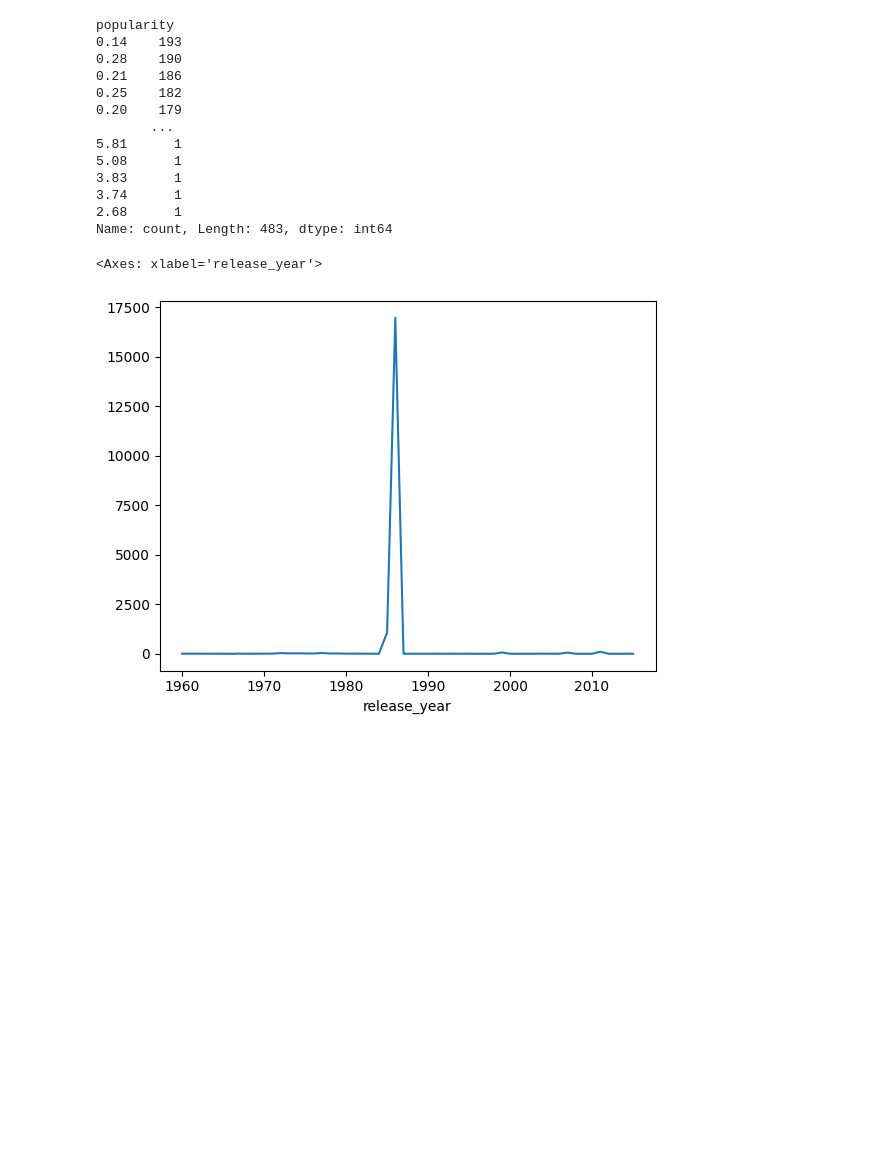
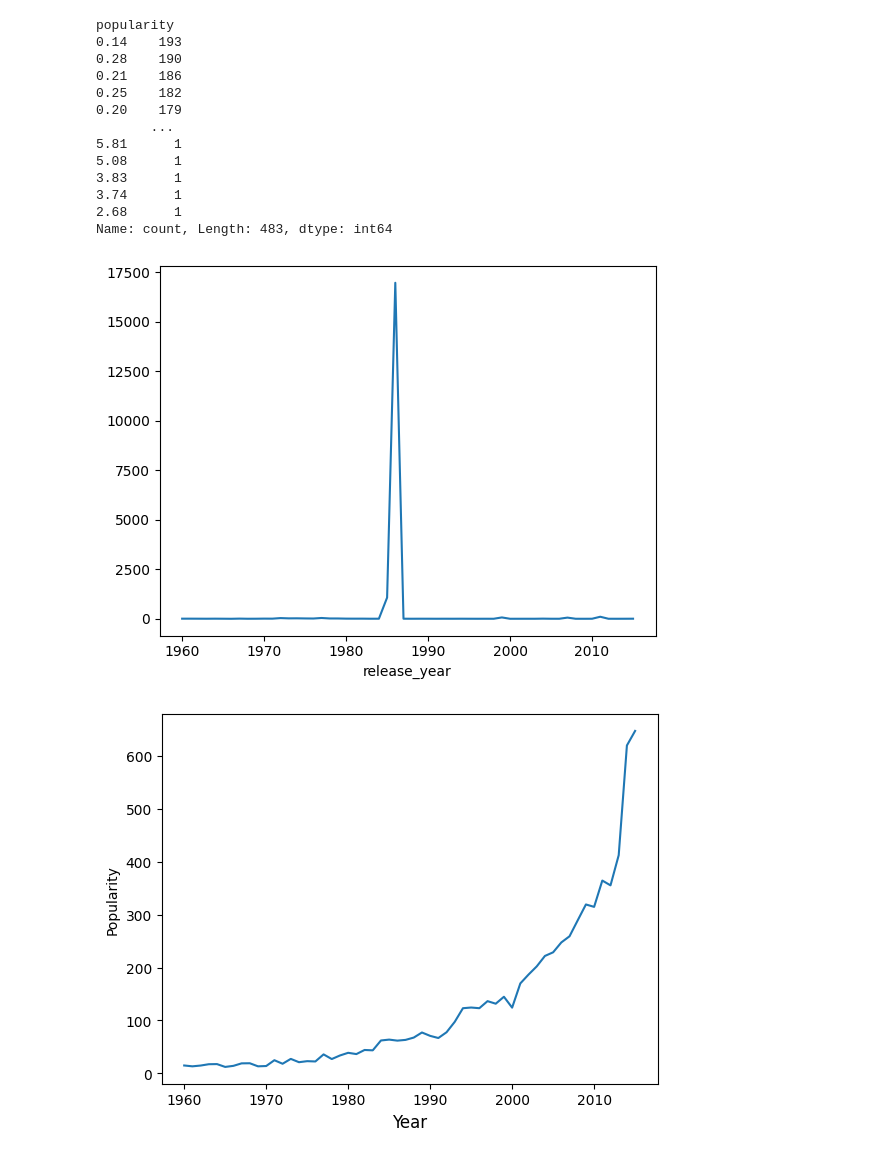
Before and after one commit to LuisAntonioDoHer/Movies_data_analysis, a Jupyter notebook: Movies_data_analysis.ipynb, the cells around one changed output. Cells and saved outputs as stored; diff of their text form; code cells hidden in the pictures; blank space fills up the shorter version.

```diff
--- a/Movies_data_analysis.ipynb
+++ b/Movies_data_analysis.ipynb
@@ -180,7 +190,15 @@ popularity
 Name: count, Length: 483, dtype: int64
 # %%
 df2 =  df.groupby('release_year')['roi'].mean()
-df2.plot(kind = 'line')
+df2.plot(kind = 'line', legend = False)
+plt.show()
 # %% [output]
-<Axes: xlabel='release_year'>
 [figure]
+# %%
+df3 = df.groupby('release_year')['popularity'].sum()
+df3.plot(kind = 'line')
+plt.xlabel('Year', fontsize = 12)
+plt.ylabel('Popularity')
+plt.show()
+# %% [output]
+[figure, added]
```
Also changed, not shown: parts of 14 cells of this notebook.
